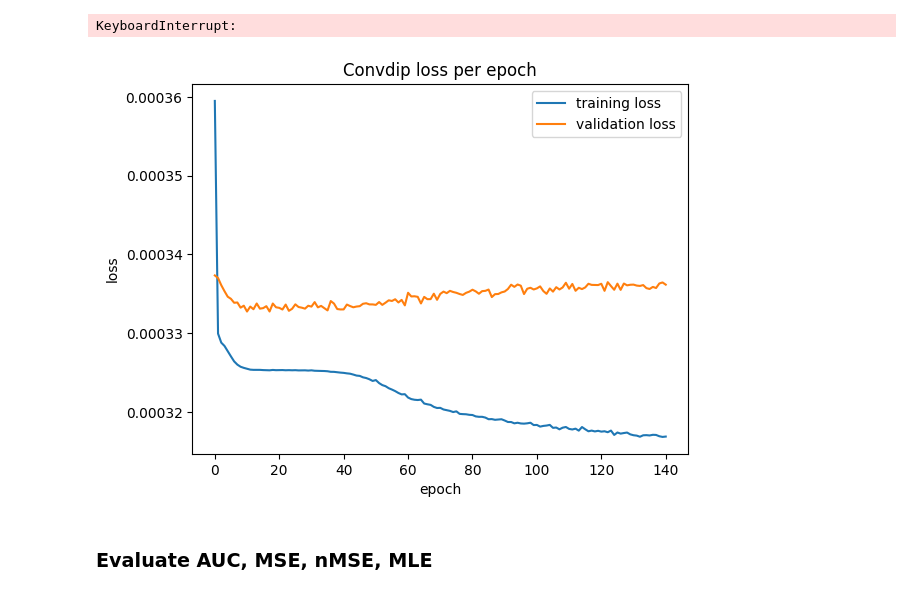
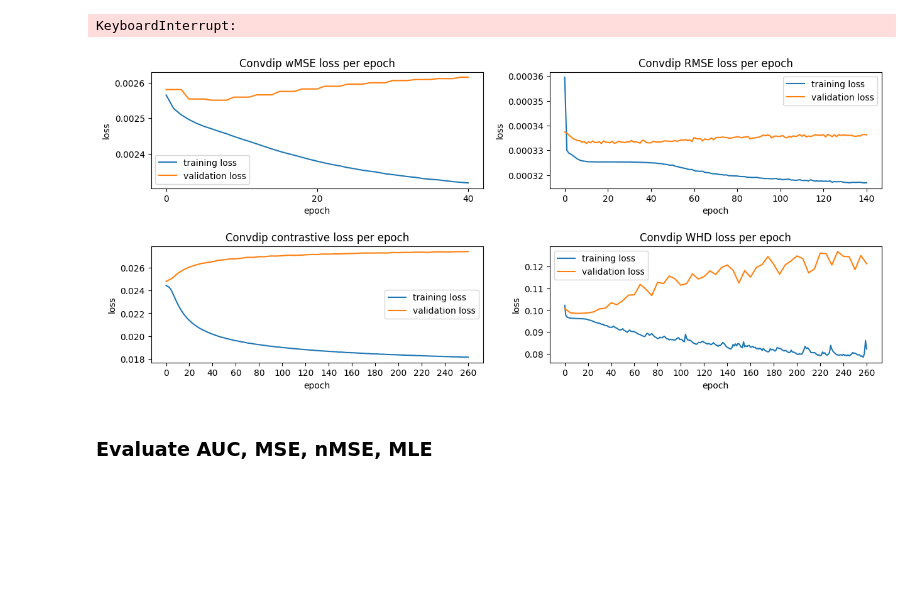
Before and after one commit to zbalkhy/esinet_MAE298, a Jupyter notebook: CNN_LSTM/workspace.ipynb, the cells around one changed output. Cells and saved outputs as stored; diff of their text form; code cells hidden in the pictures; blank space fills up the shorter version.

```diff
--- a/CNN_LSTM/workspace.ipynb
+++ b/CNN_LSTM/workspace.ipynb
@@ -269,17 +270,60 @@ KeyboardInterrupt:
 # %%
 from matplotlib import pyplot as plt
 import numpy as np
-loss_values = np.load("/mnt/data/convdip/model/convdip_run6/convdip_loss.npy")
-val_loss = np.load("/mnt/data/convdip/model/convdip_run2/convdip_val_loss.npy")
-plt.title("Convdip loss per epoch")
+loss_values_wmse = np.load("/mnt/data/convdip/model/convdip_run8/convdip_loss.npy")
+val_loss_wmse = np.load("/mnt/data/convdip/model/convdip_run8/convdip_val_loss.npy")
+
+loss_values_rmse = np.load("/mnt/data/convdip/model/convdip_run6/convdip_loss.npy")
+val_loss_rmse = np.load("/mnt/data/convdip/model/convdip_run6/convdip_val_loss.npy")
+
+loss_values_ct = np.load("/mnt/data/convdip/model/convdip_run4/convdip_contrastive_loss.npy")
+val_loss_ct = np.load("/mnt/data/convdip/model/convdip_run4/convdip_contrastive_val_loss.npy")
+
+loss_values_whd = np.load("/mnt/data/convdip/model/convdip_run4/convdip_whd_loss.npy")
+val_loss_whd = np.load("/mnt/data/convdip/model/convdip_run4/convdip_whd_val_loss.npy")
+
+fig = plt.figure(figsize=(15,6), )
+plt.subplots_adjust(hspace=0.5)
+
+plt.subplot(2,2,1)
+plt.title("Convdip wMSE loss per epoch")
 plt.ylabel('loss')
 plt.xlabel('epoch')
-plt.plot(np.array(loss_values/70000))
-plt.plot(np.array(val_loss/15000))
+plt.xticks(np.arange(0,280,20))
+plt.plot(np.array(loss_values_wmse/70000))
+plt.plot(np.array(val_loss_wmse/15000))
 plt.legend(["training loss", "validation loss"])
+
+plt.subplot(2,2,2)
+plt.title("Convdip RMSE loss per epoch")
+plt.ylabel('loss')
+plt.xlabel('epoch')
+plt.plot(np.array(loss_values_rmse/70000))
+plt.plot(np.array(val_loss_rmse/15000))
+plt.legend(["training loss", "validation loss"])
+
+plt.subplot(2,2,3)
+plt.title("Convdip contrastive loss per epoch")
+plt.ylabel('loss')
+plt.xlabel('epoch')
+plt.xticks(np.arange(0,280,20))
+plt.plot(np.arange(0,261), np.array(loss_values_ct/70000))
+plt.plot(np.arange(0,261,5), np.array(val_loss_ct/15000))
+plt.legend(["training loss", "validation loss"])
+
+plt.subplot(2,2,4)
+plt.title("Convdip WHD loss per epoch")
+plt.ylabel('loss')
+plt.xlabel('epoch')
+plt.xticks(np.arange(0,280,20))
+plt.plot(np.arange(0,261), np.array(loss_values_whd/70000))
+plt.plot(np.arange(0,261,5), np.array(val_loss_whd/15000))
+plt.legend(["training loss", "validation loss"])
+
+
 plt.show()
 # %% [output]
-[figure, old version]
+[figure, new version]
 # %% [markdown]
 ### Evaluate AUC, MSE, nMSE, MLE
 # %%
```
Also changed, not shown: parts of 1 cell of this notebook, 5 other files.
